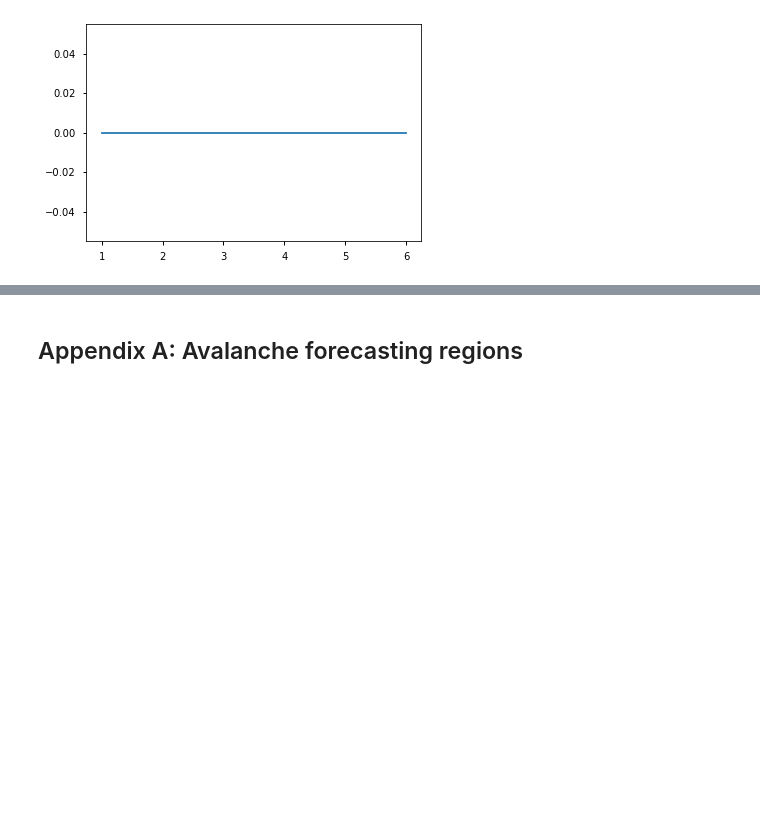
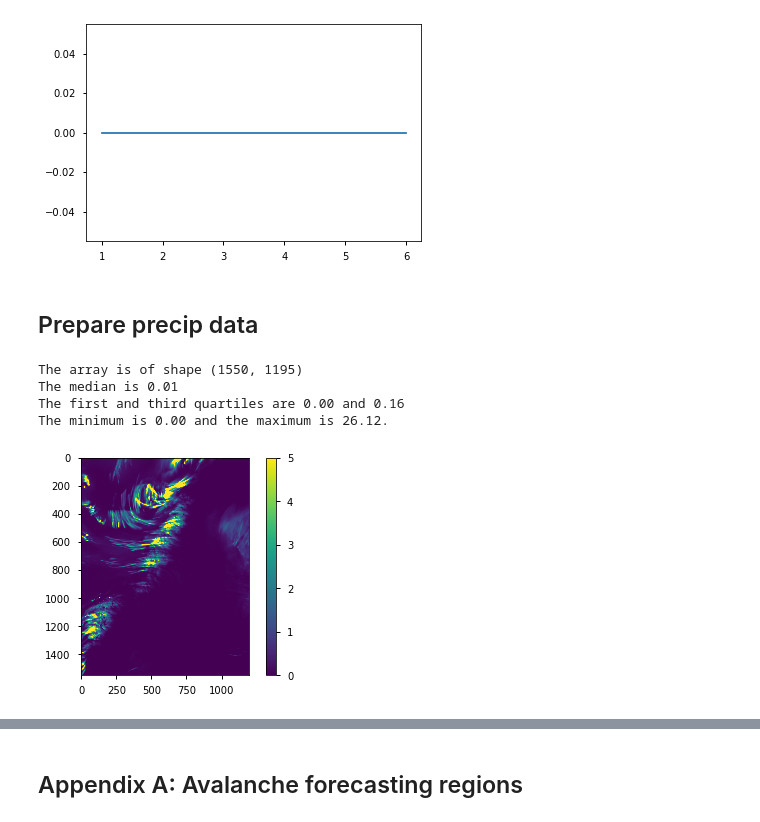
Before and after one commit to kmunve/APS, a Jupyter notebook: aps/notebooks/meps_1km_snowfall_line.ipynb, the cells around one changed output, grey strips where cells are left out. Drawn from its saved outputs; the diff is of its cells as text; code cells hidden in the pictures; blank space fills up the shorter version.

```diff
--- a/aps/notebooks/meps_1km_snowfall_line.ipynb
+++ b/aps/notebooks/meps_1km_snowfall_line.ipynb
@@ -235,3 +238,15 @@ plt.plot(t, sl);
 2020-02-16 08:00:00 0.0
 2020-02-16 14:00:00 0.0
 [figure]
+# %% [markdown]
+## Prepare precip data
+# %%
+precip = nc_data.variables['precipitation_amount_acc'][t_index, :, :]
+print(describe(precip))
+plt.imshow(np.flipud(precip), vmin=0, vmax=5); plt.colorbar();
+# %% [output]
+The array is of shape (1550, 1195)
+The median is 0.01
+The first and third quartiles are 0.00 and 0.16
+The minimum is 0.00 and the maximum is 26.12.
+[figure, added]
```
Also changed, not shown: parts of 6 cells of this notebook, 2 other files.
